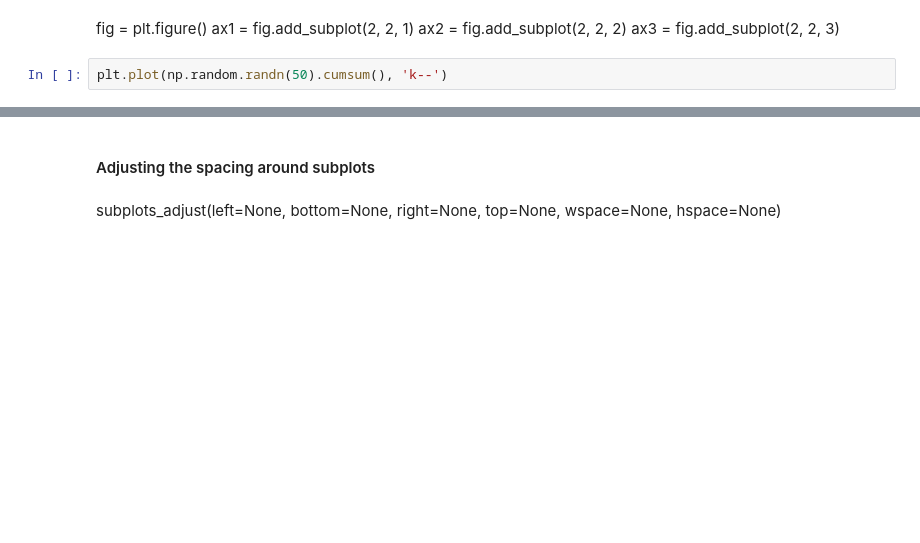
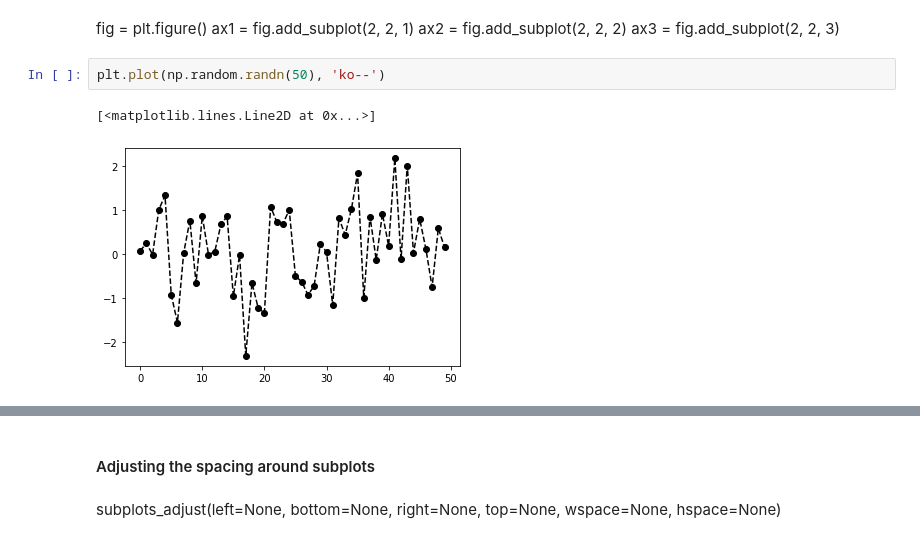
Before and after one commit to devfmx/master-data-ai, a Jupyter notebook: 2 Introduccion a la ciencia de datos/S6_visualizacion_de_datos/crowdcoding/data_viz.ipynb, the cells around one changed output, grey strips where cells are left out. Saved outputs shown, nothing was run; the diff lists cells and outputs as text; blank space fills up the shorter version.

```diff
--- a/2 Introduccion a la ciencia de datos/S6_visualizacion_de_datos/crowdcoding/data_viz.ipynb
+++ b/2 Introduccion a la ciencia de datos/S6_visualizacion_de_datos/crowdcoding/data_viz.ipynb
@@ -36,7 +48,10 @@ ax1 = fig.add_subplot(2, 2, 1)
 ax2 = fig.add_subplot(2, 2, 2)
 ax3 = fig.add_subplot(2, 2, 3)
 # %%
-plt.plot(np.random.randn(50).cumsum(), 'k--')
+plt.plot(np.random.randn(50), 'ko--')
+# %% [output]
+[<matplotlib.lines.Line2D at 0x...>]
+[figure, added]
 # %%
 _ = ax1.hist(np.random.randn(100), bins=20, color='k', alpha=0.3)
 ax2.scatter(np.arange(30), np.arange(30) + 3 * np.random.randn(30))
```
Also changed, not shown: parts of 170 cells of this notebook, 6 other files.
